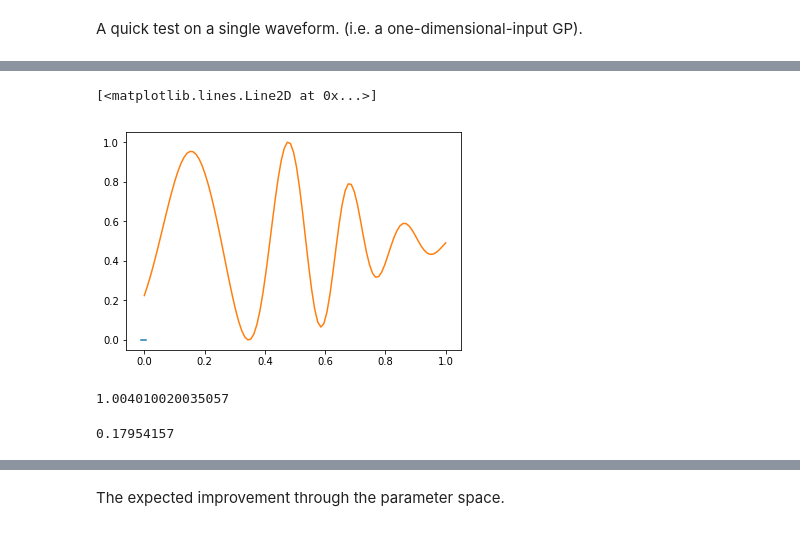
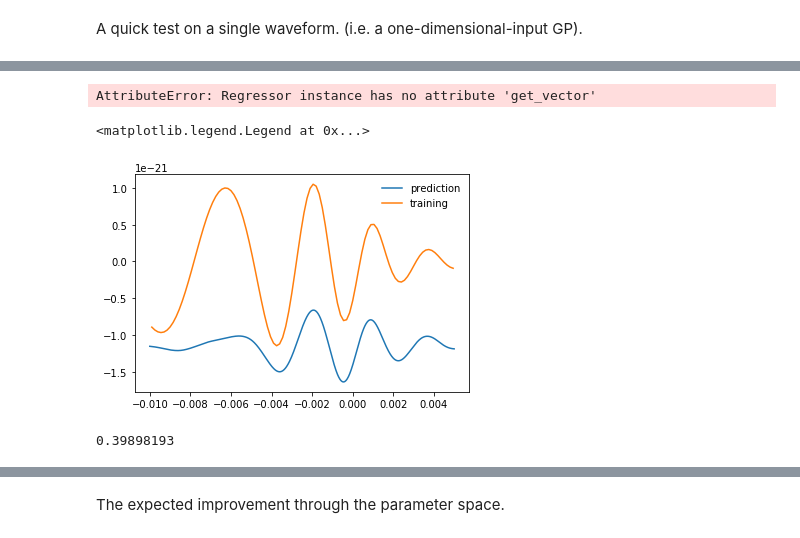
Before and after one commit to transientlunatic/heron, a Jupyter notebook: notebooks/George Test.ipynb, the cells around one changed output, grey strips where cells are left out. Drawn from its saved outputs; the diff is of its cells as text; code cells hidden in the pictures.

```diff
--- a/notebooks/George Test.ipynb
+++ b/notebooks/George Test.ipynb
@@ -46,7 +46,7 @@ def generate_new_points(massratio, spin1x, npoints = 300, tstart = -0.1, tend =
     thetaJ = 0
     mass2 = 15 * lal.MSUN_SI
     mass1 = mass2 / massratio
-    print mass1 / lal.MSUN_SI
+    #print mass1 / lal.MSUN_SI
     distance = 5 * lal.PC_SI
     alpha0 = 0
     phic = 0
@@ -60,7 +60,7 @@ def generate_new_points(massratio, spin1x, npoints = 300, tstart = -0.1, tend =
     coaphase = 0
 
     spin1x, spin1y, spin1z = spin1x,0,0
-    spin2x, spin2y, spin2z = 1,0,0
+    spin2x, spin2y, spin2z = spin1x,0,0
     flower = 10
     fref = 10
     distance = 400 *1e6 * lal.PC_SI
@@ -103,6 +104,6 @@ bbh = data.Data(np.atleast_2d(bbh_data[:,:1]), np.atleast_2d(bbh_data[:,-1]),
 # %%
 from george import kernels
 from heron import regression
-kernel = 1 * kernels.ExpSquaredKernel(0.00015)
+kernel = (np.std(bbh.labels))**2 * kernels.Matern52Kernel(0.015, axes=0, ndim=1)
 # %%
 gp = regression.Regressor(bbh, kernel=kernel, yerror = 1e-23, tikh=1e-6)
@@ -126,3 +218,7 @@ gp.optimise()
+# %%
+gp.get_vector()
+# %% [output]
+AttributeError: Regressor instance has no attribute 'get_vector'
 # %%
 t = np.linspace(-0.01,0.005, 1000)
 new_point = np.zeros((1000,1))
@@ -132,16 +226,14 @@ new_point[:,0] = t
 # %%
 t = np.linspace(-0.01,0.005, 1000)
 new_point = np.zeros((1000,1))
-#new_point[:,1] = 6
-#new_point[:,2] = 0
 new_point[:,0] = t
-#kernel = 0.2 * kernels.ExpSquaredKernel(0.0001, axes=[0])
 gp = regression.Regressor(bbh, kernel=kernel, yerror = 1e-23, tikh=1e-6)
 gp.optimise()
-plt.plot(new_point[:,0], gp.prediction(new_point)[0])
+plt.plot(new_point[:,0], gp.prediction(new_point)[0], label="prediction")
 #plt.ylim([-1.5e-22, 1.5e-22]);
 #plt.plot(gp.training_data[:,0], gp.training_y)
-plt.plot(gp.training_data[:,0], gp.training_y)
+plt.plot(bbh.denormalise(gp.training_data[:,0], "target"), bbh.denormalise(gp.training_y, "label"), label="training")
+plt.legend()
 # %% [output]
-[<matplotlib.lines.Line2D at 0x...>]
+<matplotlib.legend.Legend at 0x...>
-[figure, old version]
+[figure, new version]
@@ -150,7 +240,3 @@ gp.test_predict()
-# %%
-gp.correlation()
-# %% [output]
-1.004010020035057
 # %%
 # # Georgia Tech Mass ratios
 ratios = [ 0.06649688,  0.07314657,  0.07979625,  0.0831211 ,  0.08644594,
@@ -165,7 +251,7 @@ ratios = [ 0.06649688,  0.07314657,  0.07979625,  0.0831211 ,  0.08644594,
 # %%
 test_ratios = ratios[:-1] + np.diff(ratios)/2
 # %%
-ratios[20]
+ratios[40]
 # %% [output]
-0.17954157
+0.39898193
 # %%
```
Also changed, not shown: parts of 39 cells of this notebook, 1 other file.
